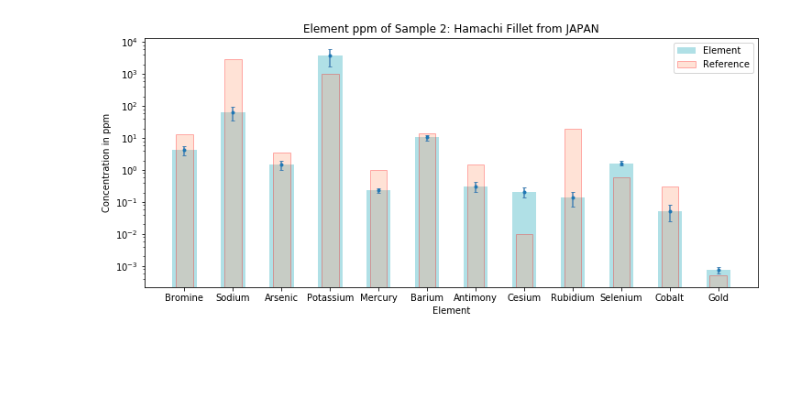
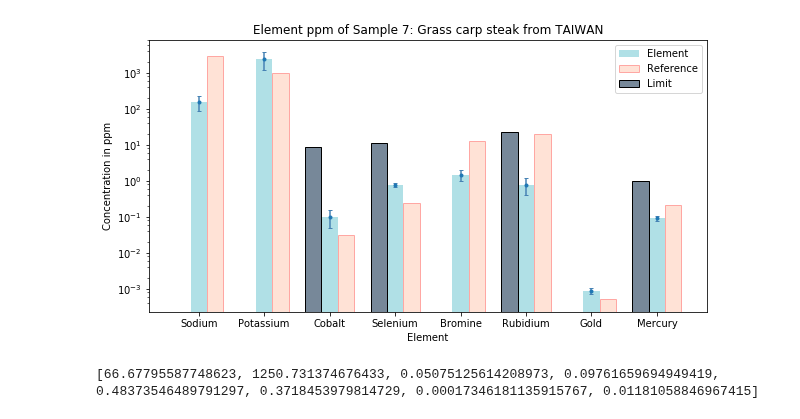
Before and after one commit to bearing/radwatch-analysis, a Jupyter notebook: ppmComparison.ipynb, the cells around one changed output. Drawn from its saved outputs; the diff is of its cells as text; code cells hidden in the pictures; blank space fills up the shorter version.

```diff
--- a/ppmComparison.ipynb
+++ b/ppmComparison.ipynb
@@ -38,34 +254,42 @@ plt.show()
 # %%
-#sample 2
-elements = ['Bromine','Sodium', 'Arsenic', 'Potassium','Mercury', 'Barium',
-           'Antimony', 'Cesium', 'Rubidium', 'Selenium','Cobalt', 'Gold']
+#sample 7
+elements = ['Sodium', 'Potassium', 'Cobalt', 'Selenium', 'Bromine',
+           'Rubidium', 'Gold', 'Mercury']
 
-ppm = [4.15, 64.70, 1.45, 3780.58, 0.234, 10.48, 0.31, 0.212, 0.14, 1.63, 0.052, 0.00075]
+ppm = [153.35, 2436.11, 0.1, 0.78, 1.46, 0.78, 0.00086, 0.09]
 x = np.linspace(1,len(ppm),len(ppm))
-sys_unc = [1.32, 28.48, 0.43, 1935.24, 0.029, 1.26, 0.08, 0.057, 0.068, 0.18, 0.027, 0.00014]
-stat_unc = [0.12, 2.06, 0.14, 790.84, 0.031, 1.81, 0.07, 0.038, 0.014, 0.19, 0.0059, 0.00009]
+sys_unc = [66.67, 1247, 0.05, 0.077, 0.48, 0.37, 0.00016, 0.011]
+stat_unc = [1.03, 96.54, 0.0087, 0.06, 0.06, 0.037, 0.000067, 0.0043]
 tot_unc = []
 for i in x:
     val = (sys_unc[int(i)-1]**2+stat_unc[int(i)-1]**2)**0.5
     tot_unc.append(val)
 
-mpl_fig = plt.figure(figsize=(12,5))
+mpl_fig = plt.figure(figsize=(10,5))
 ax = mpl_fig.add_subplot(111)
-width = 0.5
+width = 0.25
 p1 = ax.bar(x, ppm, width, color='powderblue', label='Element')
 
 #reference values (based on averages)
-ppm2 = [13, 3000, 3.5, 1000, 1, 14.3, 1.5, 0.01, 20, 0.58, 0.3, 0.0005]
+ppm2 = [3000, 1000, 0.03, 0.237, 13, 20, 0.0005, 0.217]
+
+#regulatory limits for the elements
+limits = [0, 0, 8.48, 11.3, 0, 23, 0, 1]
+
 #reference graph
-p2 = ax.bar(x, ppm2, width=0.35, color='lightsalmon', edgecolor='red', alpha=0.3, label='Reference')
+p2 = ax.bar(x+0.25, ppm2, width, color='lightsalmon', edgecolor='red', alpha=0.3, label='Reference')
+#error bars
 p3 = plt.errorbar(x, ppm, yerr=tot_unc, fmt='.', ecolor='steelblue', capthick=1, capsize=2)
+#limits graph
+p4 = ax.bar(x-0.25, limits, width, color='lightslategray', edgecolor='k', label='Limit')
 
 plt.xlabel('Element')
 plt.ylabel('Concentration in ppm')
-plt.title('Element ppm of Sample 2: Hamachi Fillet from JAPAN')
+plt.title('Element ppm of Sample 7: Grass carp steak from TAIWAN')
 plt.legend()
 plt.xticks(x, elements)
 ax.set_yscale('log')
 plt.show()
 # %% [output]
-[figure, old version]
+[figure, new version]
+[66.67795587748623, 1250.731374676433, 0.05075125614208973, 0.09761659694949419, 0.48373546489791297, 0.3718453979814729, 0.00017346181135915767, 0.01181058846967415]
```
Also changed, not shown: parts of 30 cells of this notebook, 2 other files.
